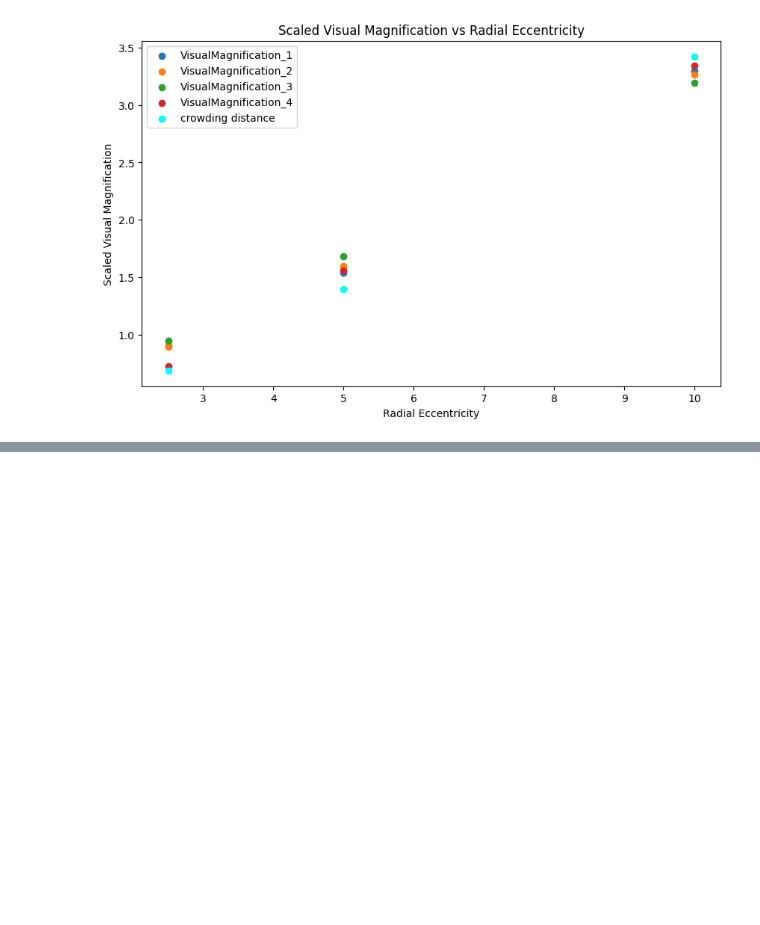
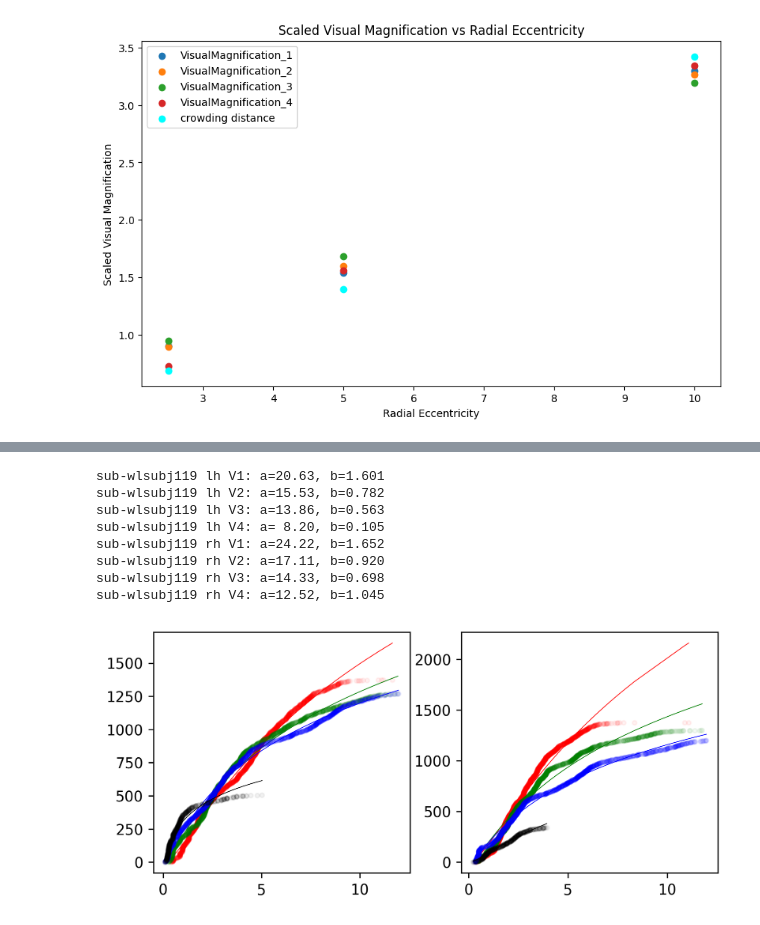
Before and after one commit to noahbenson/cortical-crowding, a Jupyter notebook: notebooks/dev.ipynb, the cells around one changed output, grey strips where cells are left out. Drawn from its saved outputs; the diff is of its cells as text; code cells hidden in the pictures; blank space fills up the shorter version.

```diff
--- a/notebooks/dev.ipynb
+++ b/notebooks/dev.ipynb
@@ -569,0 +639,19 @@ plt.show()
+# %%
+def cmag_basics(sid, h, label):
+    sub = cc.cmag.load_subject(sid)
+    hem = sub.hemis[h]
+    mask_nor2 = {
+        'and': [
+            ('eccentricity', 0, 12),
+            ('visual_area', label)]}
+    mask_r2 = {'and': mask_nor2['and'] + [('variance_explained', 0.04, 1)]}
+    rdat = ny.retinotopy_data(hem)
+    mask_ii = hem.mask(mask_r2)
+    ecc = rdat['eccentricity'][mask_ii]
+    srf = hem.prop('midgray_surface_area')
+    totarea = np.sum(srf[hem.mask(mask_nor2)])
+    srf = srf[mask_ii]
+    ii = np.argsort(ecc)
+    ecc = ecc[ii]
+    srf = srf[ii] * totarea / np.sum(srf)
+    return (ecc, srf)
@@ -569,0 +695,24 @@ plt.show()
+# %%
+sid = sids[0]
+
+(fig,axs) = plt.subplots(1,2, figsize=(7,3), dpi=288)
+eccrng = np.linspace(0, 11, 500)
+
+for (h,ax) in zip(['lh','rh'], axs):
+    for (clr, lbl) in zip(['r','g','b','k'], [1,2,3,4]):
+        r = fit_cumarea(sid, h, lbl)
+        (ecc,srf) = r.coords
+        (a,b) = r.x
+        print(f"{sid:<13s} {h:2s} V{lbl}: a={a:5.2f}, b={b:5.3f}")
+        ax.plot(ecc, np.cumsum(srf), clr + '.', lw=0.5, alpha=0.05)
+        ax.plot(ecc, HH91_integral(ecc, a, b), clr + '-', lw=0.5)
+# %% [output]
+sub-wlsubj119 lh V1: a=20.63, b=1.601
+sub-wlsubj119 lh V2: a=15.53, b=0.782
+sub-wlsubj119 lh V3: a=13.86, b=0.563
+sub-wlsubj119 lh V4: a= 8.20, b=0.105
+sub-wlsubj119 rh V1: a=24.22, b=1.652
+sub-wlsubj119 rh V2: a=17.11, b=0.920
+sub-wlsubj119 rh V3: a=14.33, b=0.698
+sub-wlsubj119 rh V4: a=12.52, b=1.045
+[figure, added]
```
Also changed, not shown: parts of 20 cells of this notebook, 2 other files.
